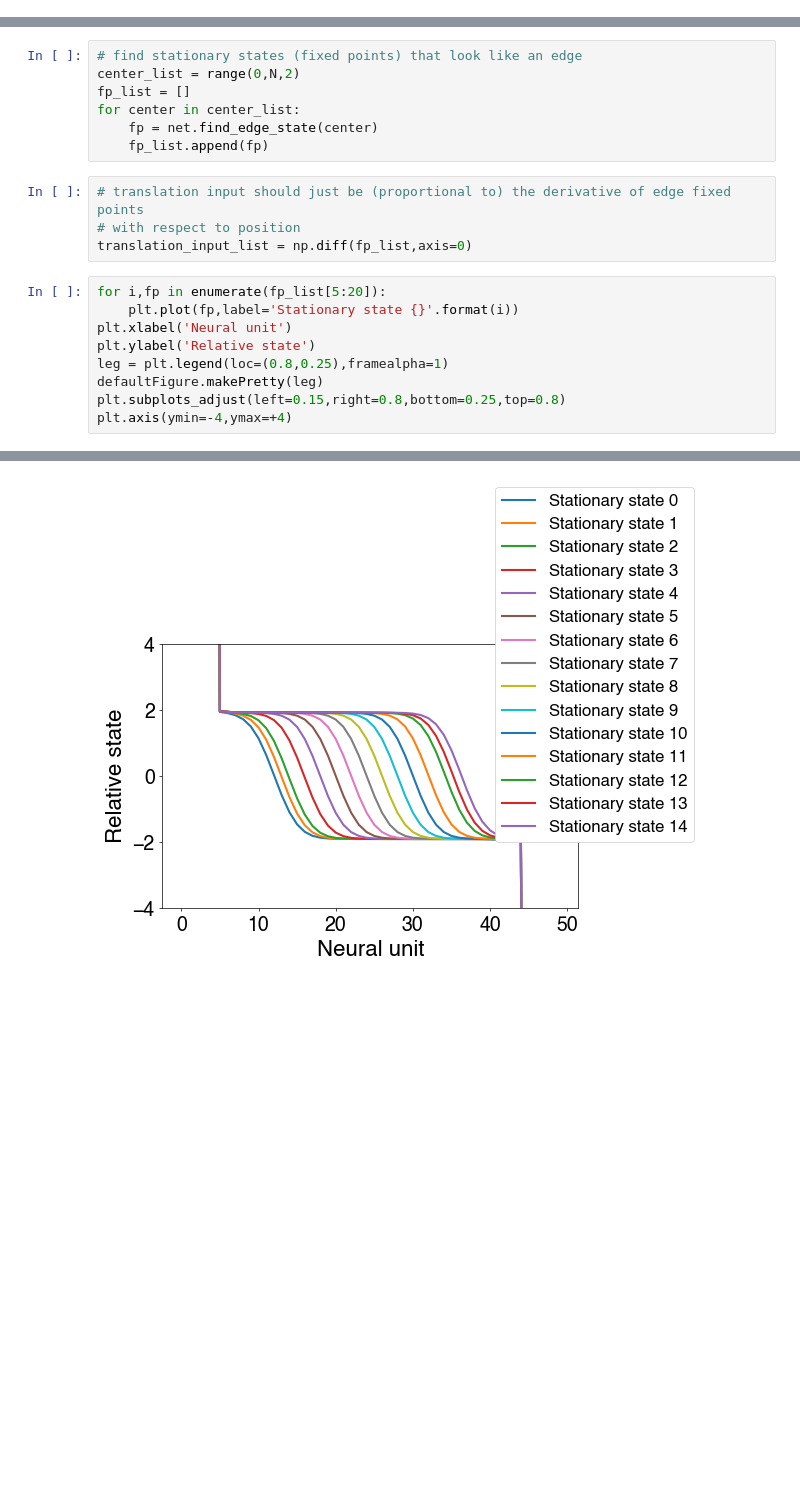
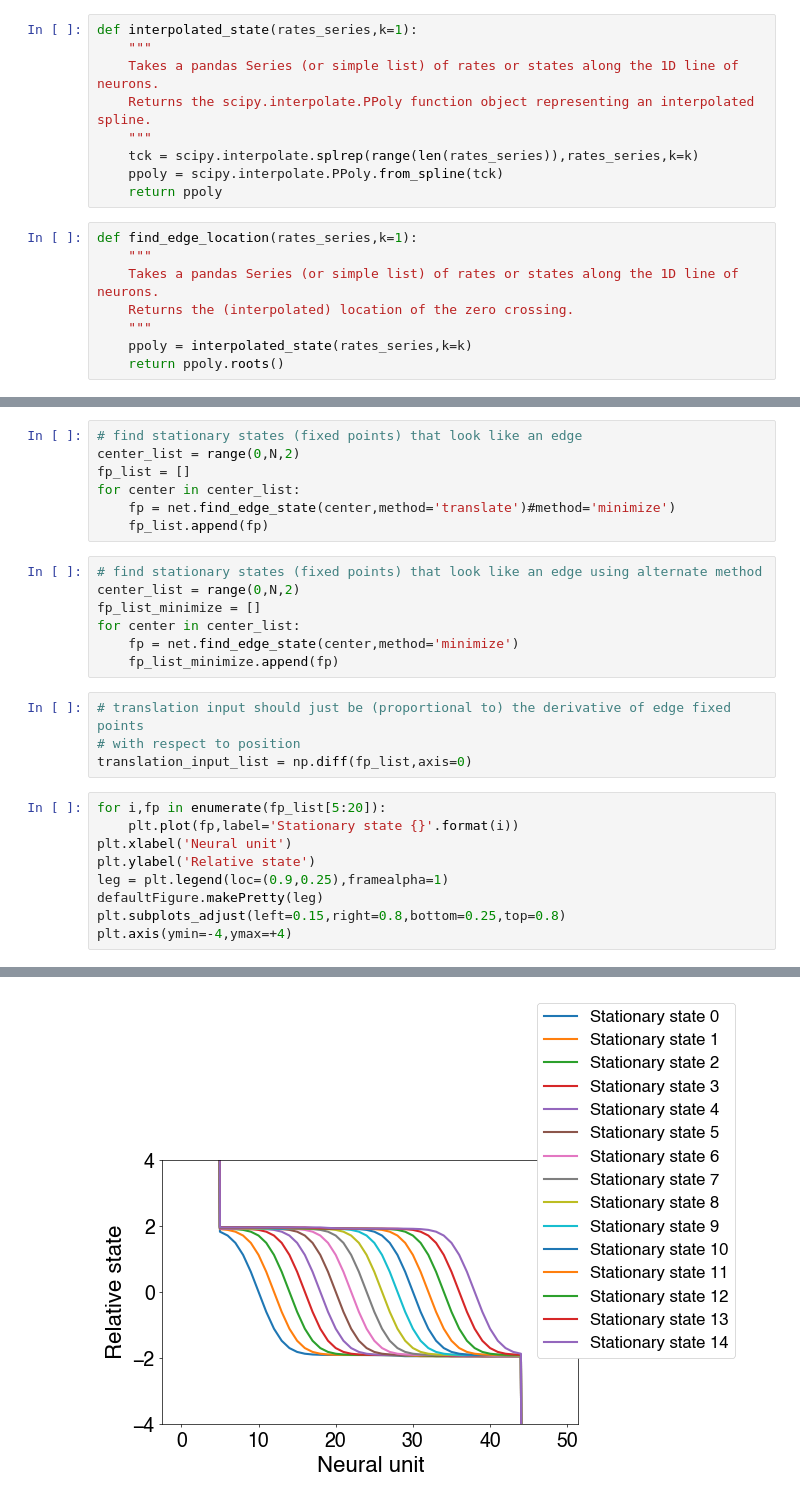
Before and after one commit to Collective-Logic-Lab/laplace-decisions, a Jupyter notebook: develop-translation-operator.ipynb, the cells around one changed output, grey strips where cells are left out. Drawn from its saved outputs; the diff is of its cells as text; blank space fills up the shorter version.

Commit message:
add translate method for finding edges; initial attempt at decaying speed

```diff
--- a/develop-translation-operator.ipynb
+++ b/develop-translation-operator.ipynb
@@ -99,0 +30,17 @@ class laplace_network:
+# %%
+def interpolated_state(rates_series,k=1):
+    """
+    Takes a pandas Series (or simple list) of rates or states along the 1D line of neurons.
+    Returns the scipy.interpolate.PPoly function object representing an interpolated spline.
+    """
+    tck = scipy.interpolate.splrep(range(len(rates_series)),rates_series,k=k)
+    ppoly = scipy.interpolate.PPoly.from_spline(tck)
+    return ppoly
+# %%
+def find_edge_location(rates_series,k=1):
+    """
+    Takes a pandas Series (or simple list) of rates or states along the 1D line of neurons.
+    Returns the (interpolated) location of the zero crossing.
+    """
+    ppoly = interpolated_state(rates_series,k=k)
+    return ppoly.roots()
@@ -110,8 +172,15 @@ net = laplace_network(N,J)
 center_list = range(0,N,2)
 fp_list = []
 for center in center_list:
-    fp = net.find_edge_state(center)
+    fp = net.find_edge_state(center,method='translate')#method='minimize')
     fp_list.append(fp)
+# %%
+# find stationary states (fixed points) that look like an edge using alternate method
+center_list = range(0,N,2)
+fp_list_minimize = []
+for center in center_list:
+    fp = net.find_edge_state(center,method='minimize')
+    fp_list_minimize.append(fp)
 # %%
 # translation input should just be (proportional to) the derivative of edge fixed points
 # with respect to position
@@ -119,12 +188,12 @@ translation_input_list = np.diff(fp_list,axis=0)
 # %%
 for i,fp in enumerate(fp_list[5:20]):
     plt.plot(fp,label='Stationary state {}'.format(i))
 plt.xlabel('Neural unit')
 plt.ylabel('Relative state')
-leg = plt.legend(loc=(0.8,0.25),framealpha=1)
+leg = plt.legend(loc=(0.9,0.25),framealpha=1)
 defaultFigure.makePretty(leg)
 plt.subplots_adjust(left=0.15,right=0.8,bottom=0.25,top=0.8)
 plt.axis(ymin=-4,ymax=+4)
 # %% [output]
 (-2.45, 51.45, -4.0, 4.0)
-[figure, old version]
+[figure, new version]
```
Also changed, not shown: parts of 21 cells of this notebook.
